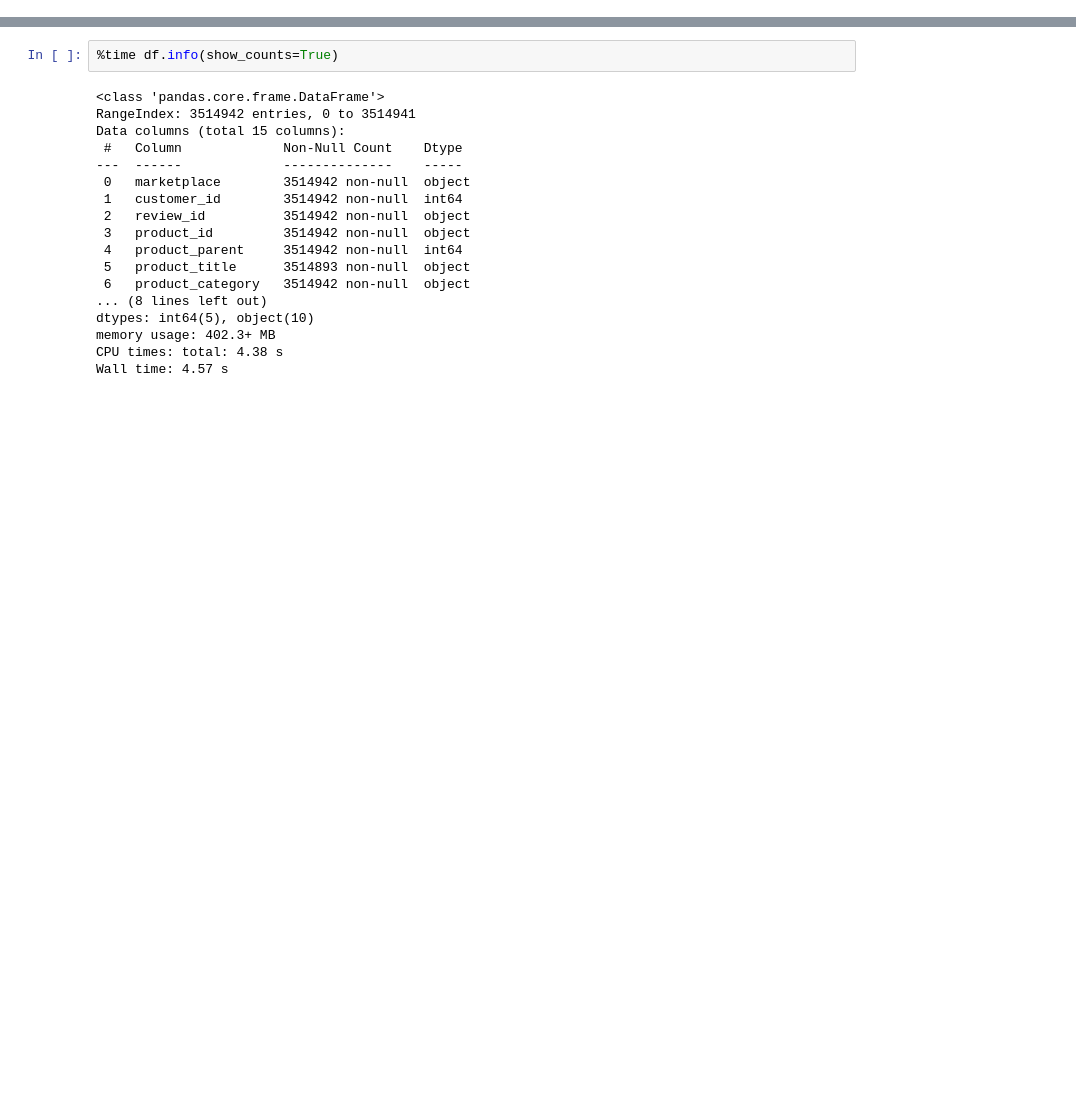
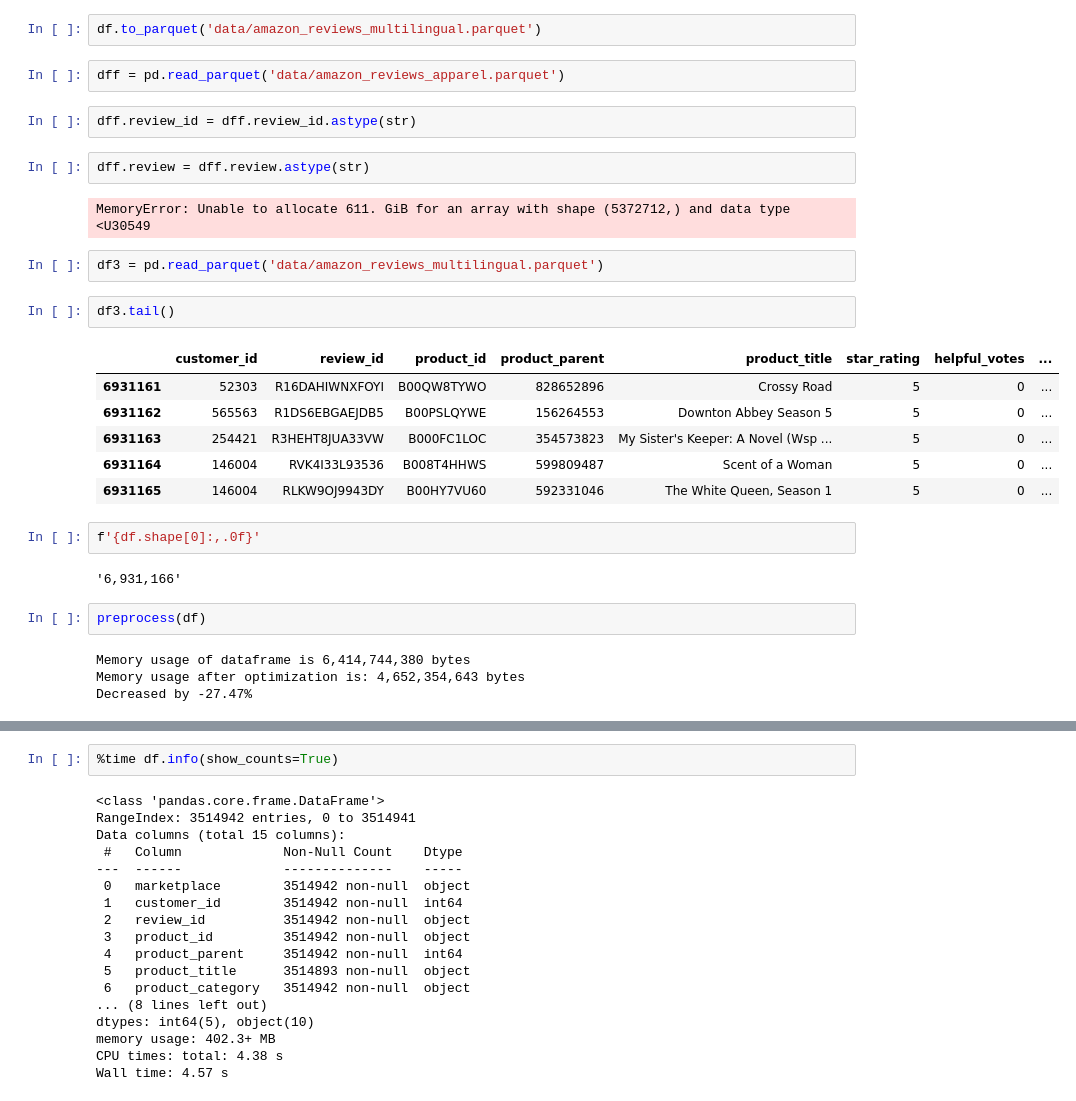
Before and after one commit to yksnilowyrahcaz/Product_Reviews_Analysis, a Jupyter notebook: eda.ipynb, the cells around one changed output, grey strips where cells are left out. Drawn from its saved outputs; the diff is of its cells as text; blank space fills up the shorter version.

```diff
--- a/eda.ipynb
+++ b/eda.ipynb
@@ -18,0 +41,31 @@ df = pd.read_csv('data/amazon_reviews_us_Automotive_v1_00.tsv', sep='\t', quotin
+# %%
+df.to_parquet('data/amazon_reviews_multilingual.parquet')
+# %%
+dff = pd.read_parquet('data/amazon_reviews_apparel.parquet')
+# %%
+dff.review_id = dff.review_id.astype(str)
+# %%
+dff.review = dff.review.astype(str)
+# %% [output]
+MemoryError: Unable to allocate 611. GiB for an array with shape (5372712,) and data type <U30549
+# %%
+df3 = pd.read_parquet('data/amazon_reviews_multilingual.parquet')
+# %%
+df3.tail()
+# %% [output]
+|  | customer_id | review_id | product_id | product_parent | product_title | star_rating | helpful_votes | ... |
+| 6931161 | 52303 | R16DAHIWNXFOYI | B00QW8TYWO | 828652896 | Crossy Road | 5 | 0 | ... |
+| 6931162 | 565563 | R1DS6EBGAEJDB5 | B00PSLQYWE | 156264553 | Downton Abbey Season 5 | 5 | 0 | ... |
+| 6931163 | 254421 | R3HEHT8JUA33VW | B000FC1LOC | 354573823 | My Sister's Keeper: A Novel (Wsp ... | 5 | 0 | ... |
+| 6931164 | 146004 | RVK4I33L93536 | B008T4HHWS | 599809487 | Scent of a Woman | 5 | 0 | ... |
+| 6931165 | 146004 | RLKW9OJ9943DY | B00HY7VU60 | 592331046 | The White Queen, Season 1 | 5 | 0 | ... |
+# %%
+f'{df.shape[0]:,.0f}'
+# %% [output]
+'6,931,166'
+# %%
+preprocess(df)
+# %% [output]
+Memory usage of dataframe is 6,414,744,380 bytes
+Memory usage after optimization is: 4,652,354,643 bytes
+Decreased by -27.47%
```
Also changed, not shown: parts of 12 cells of this notebook, 6 other files.
